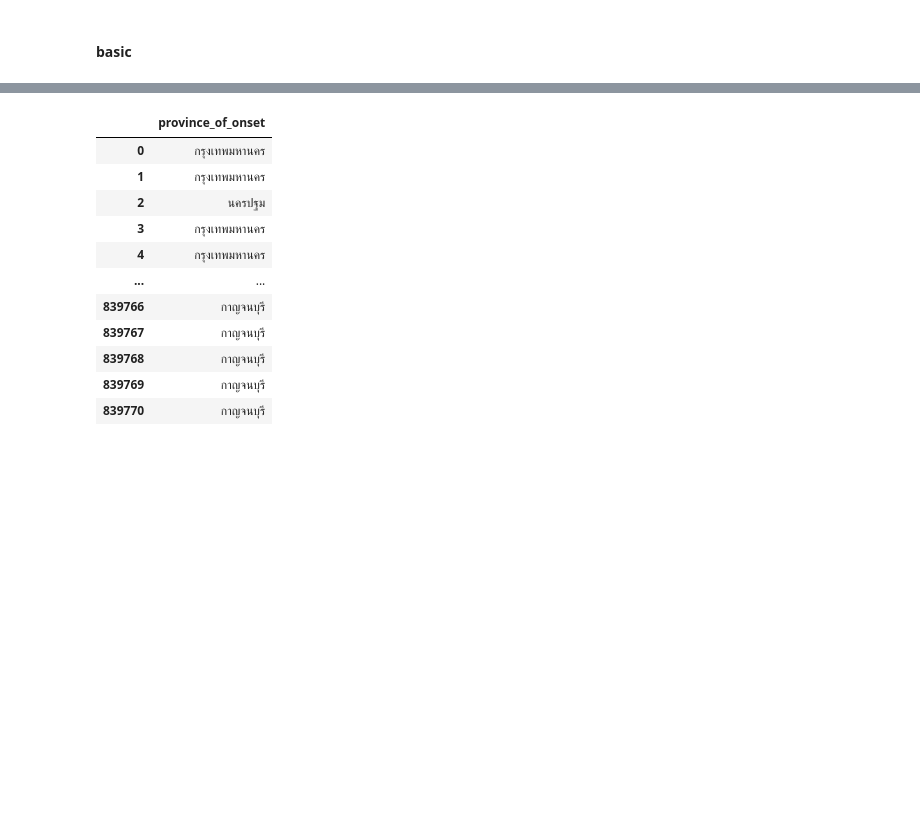
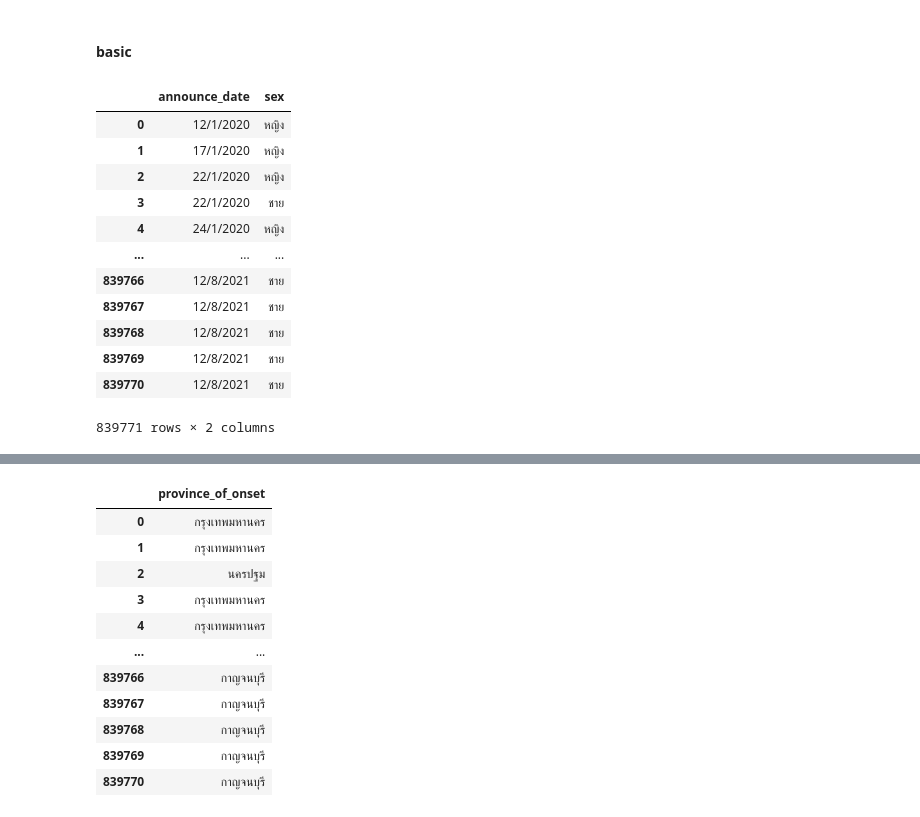
Before and after one commit to prapakronmu/PythonDataViz2026, a Jupyter notebook: Pandas_101S6_7_8.ipynb, the cells around one changed output, grey strips where cells are left out. Saved outputs shown, nothing was run; the diff lists cells and outputs as text; code cells hidden in the pictures; blank space fills up the shorter version.

```diff
--- a/Pandas_101S6_7_8.ipynb
+++ b/Pandas_101S6_7_8.ipynb
@@ -115,3 +139,19 @@ data_covid.shape
 ## ชี้ค่าในตาราง
 # %% [markdown]
 #### basic
+# %%
+data_covid[['announce_date','sex']]
+# %% [output]
+|  | announce_date | sex |
+| 0 | 12/1/2020 | หญิง |
+| 1 | 17/1/2020 | หญิง |
+| 2 | 22/1/2020 | หญิง |
+| 3 | 22/1/2020 | ชาย |
+| 4 | 24/1/2020 | หญิง |
+| ... | ... | ... |
+| 839766 | 12/8/2021 | ชาย |
+| 839767 | 12/8/2021 | ชาย |
+| 839768 | 12/8/2021 | ชาย |
+| 839769 | 12/8/2021 | ชาย |
+| 839770 | 12/8/2021 | ชาย |
+839771 rows × 2 columns
```
Also changed, not shown: parts of 7 cells of this notebook.
